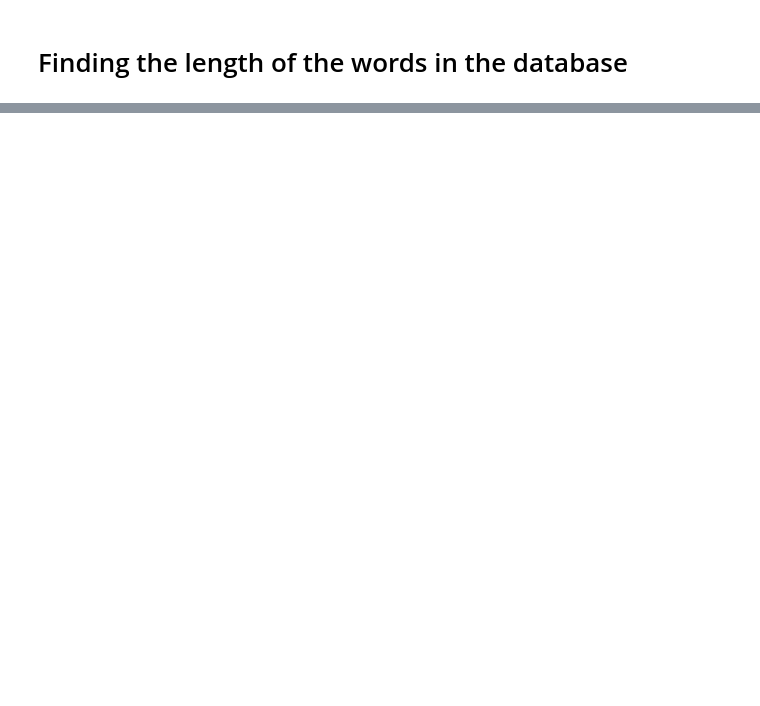
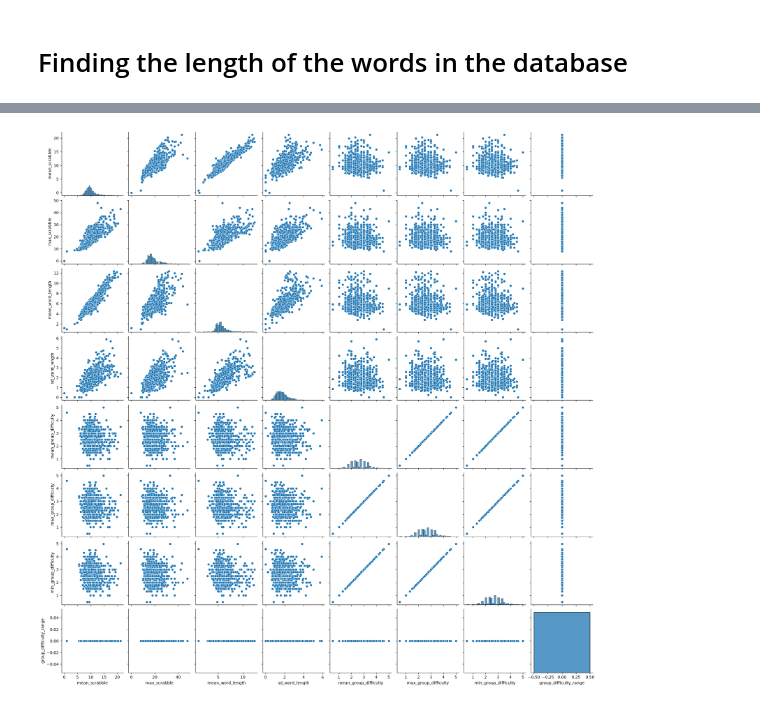
Before and after one commit to Lukeking01/Connections_analysis, a Jupyter notebook: src/analysis.ipynb, the cells around one changed output, grey strips where cells are left out. Saved outputs shown, nothing was run; the diff lists cells and outputs as text; code cells hidden in the pictures; blank space fills up the shorter version.

```diff
--- a/src/analysis.ipynb
+++ b/src/analysis.ipynb
@@ -86,0 +59,3 @@ words.head()
+# %%
+puzzle = ff.get_puzzle_features(words)
+puzzle.head()
@@ -87 +69,8 @@ words.head()
+# %%
+import seaborn as sns
+import matplotlib.pyplot as plt
+sns.pairplot(puzzle)
+plt.show()
+# %% [output]
+[figure, added]
 # %%
```
Also changed, not shown: parts of 8 cells of this notebook, 3 other files.
